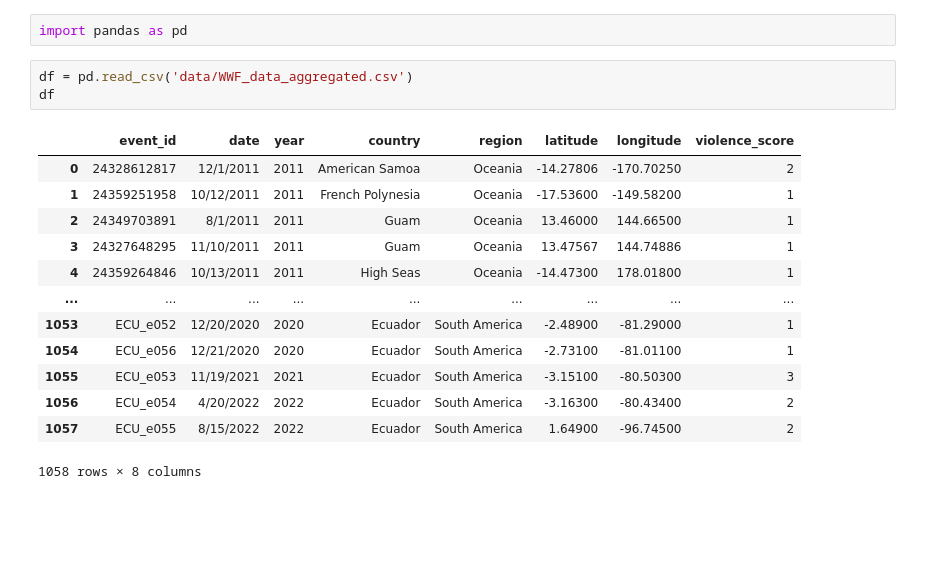
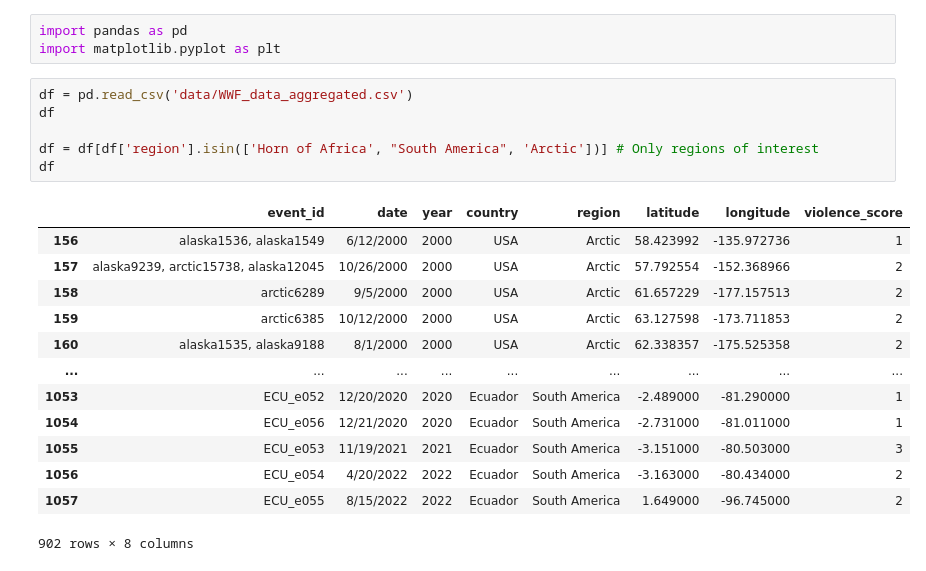
Before and after one commit to madwhe/WWF-Fisheries-Conflict-Analysis, a Jupyter notebook: aggregated_yearly_analysis/yearly_aggregated_analysis.ipynb, the cells around one changed output. Drawn from its saved outputs; the diff is of its cells as text; blank space fills up the shorter version.

```diff
--- a/aggregated_yearly_analysis/yearly_aggregated_analysis.ipynb
+++ b/aggregated_yearly_analysis/yearly_aggregated_analysis.ipynb
@@ -1,19 +1,23 @@
 # %%
 import pandas as pd
+import matplotlib.pyplot as plt
 # %%
 df = pd.read_csv('data/WWF_data_aggregated.csv')
 df
+
+df = df[df['region'].isin(['Horn of Africa', "South America", 'Arctic'])] # Only regions of interest
+df
 # %% [output]
 |  | event_id | date | year | country | region | latitude | longitude | violence_score |
-| 0 | 24328612817 | 12/1/2011 | 2011 | American Samoa | Oceania | -14.27806 | -170.70250 | 2 |
-| 1 | 24359251958 | 10/12/2011 | 2011 | French Polynesia | Oceania | -17.53600 | -149.58200 | 1 |
-| 2 | 24349703891 | 8/1/2011 | 2011 | Guam | Oceania | 13.46000 | 144.66500 | 1 |
-| 3 | 24327648295 | 11/10/2011 | 2011 | Guam | Oceania | 13.47567 | 144.74886 | 1 |
-| 4 | 24359264846 | 10/13/2011 | 2011 | High Seas | Oceania | -14.47300 | 178.01800 | 1 |
+| 156 | alaska1536, alaska1549 | 6/12/2000 | 2000 | USA | Arctic | 58.423992 | -135.972736 | 1 |
+| 157 | alaska9239, arctic15738, alaska12045 | 10/26/2000 | 2000 | USA | Arctic | 57.792554 | -152.368966 | 2 |
+| 158 | arctic6289 | 9/5/2000 | 2000 | USA | Arctic | 61.657229 | -177.157513 | 2 |
+| 159 | arctic6385 | 10/12/2000 | 2000 | USA | Arctic | 63.127598 | -173.711853 | 2 |
+| 160 | alaska1535, alaska9188 | 8/1/2000 | 2000 | USA | Arctic | 62.338357 | -175.525358 | 2 |
 | ... | ... | ... | ... | ... | ... | ... | ... | ... |
-| 1053 | ECU_e052 | 12/20/2020 | 2020 | Ecuador | South America | -2.48900 | -81.29000 | 1 |
-| 1054 | ECU_e056 | 12/21/2020 | 2020 | Ecuador | South America | -2.73100 | -81.01100 | 1 |
-| 1055 | ECU_e053 | 11/19/2021 | 2021 | Ecuador | South America | -3.15100 | -80.50300 | 3 |
-| 1056 | ECU_e054 | 4/20/2022 | 2022 | Ecuador | South America | -3.16300 | -80.43400 | 2 |
-| 1057 | ECU_e055 | 8/15/2022 | 2022 | Ecuador | South America | 1.64900 | -96.74500 | 2 |
+| 1053 | ECU_e052 | 12/20/2020 | 2020 | Ecuador | South America | -2.489000 | -81.290000 | 1 |
+| 1054 | ECU_e056 | 12/21/2020 | 2020 | Ecuador | South America | -2.731000 | -81.011000 | 1 |
+| 1055 | ECU_e053 | 11/19/2021 | 2021 | Ecuador | South America | -3.151000 | -80.503000 | 3 |
+| 1056 | ECU_e054 | 4/20/2022 | 2022 | Ecuador | South America | -3.163000 | -80.434000 | 2 |
+| 1057 | ECU_e055 | 8/15/2022 | 2022 | Ecuador | South America | 1.649000 | -96.745000 | 2 |
-1058 rows × 8 columns
+902 rows × 8 columns
```
Also changed, not shown: parts of 4 cells of this notebook, 1 other file.
